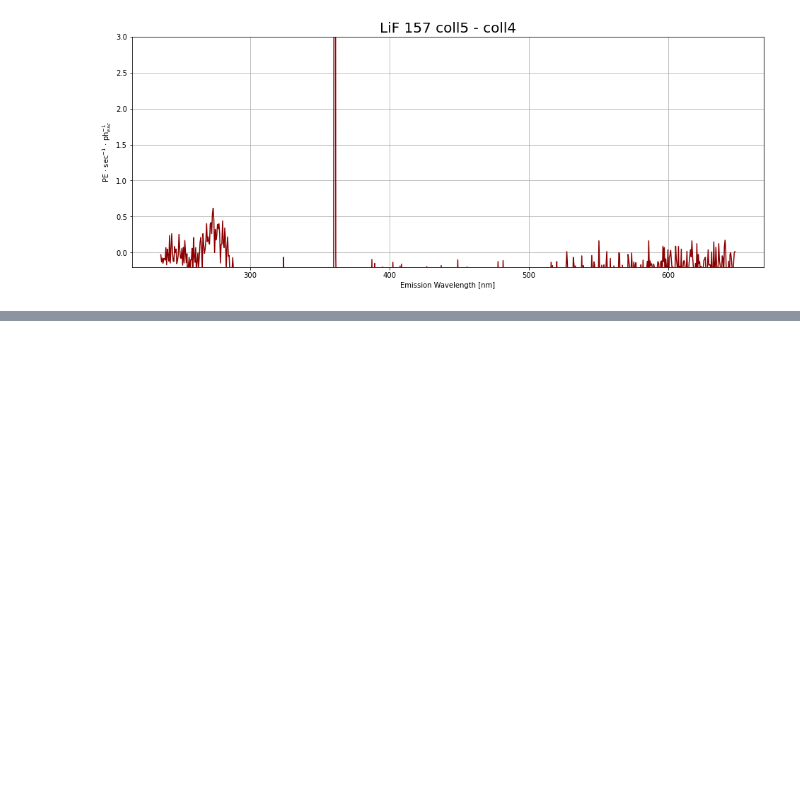
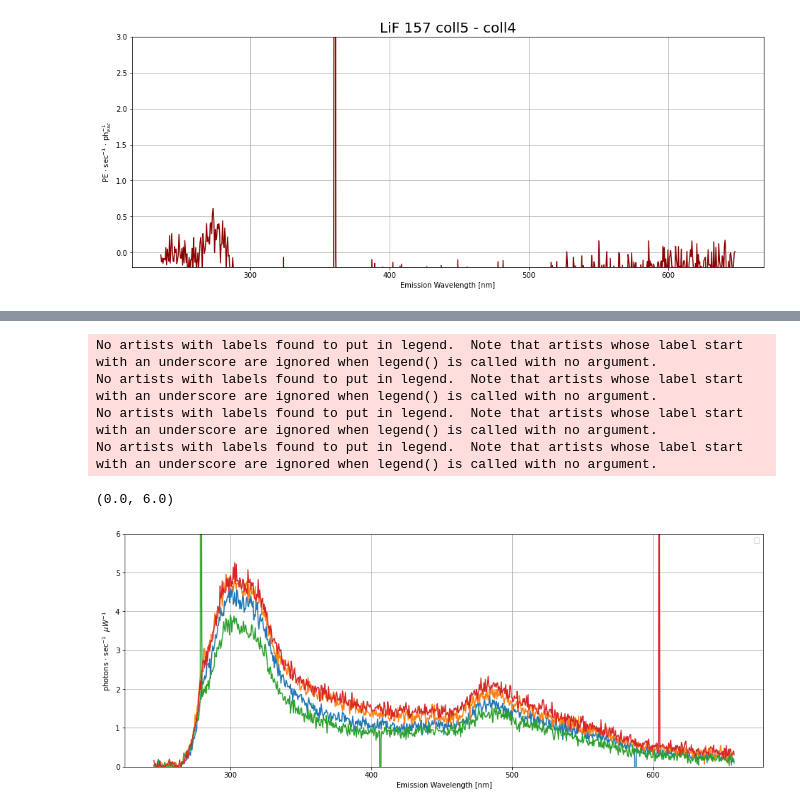
Before and after one commit to nhargy/note3cs, a Jupyter notebook: notebooks/studies/the_cycle/the_cycle.ipynb, the cells around one changed output, grey strips where cells are left out. Cells and saved outputs as stored; diff of their text form; code cells hidden in the pictures; blank space fills up the shorter version.

```diff
--- a/notebooks/studies/the_cycle/the_cycle.ipynb
+++ b/notebooks/studies/the_cycle/the_cycle.ipynb
@@ -972,0 +982,13 @@ plt.show();
+# %%
+plot(baf_194_c1, wl, t, plot=True);
+plot(baf_194_c2, wl, t, plot=True);
+plot(baf_194_c3, wl, t, plot=True);
+plot(baf_194_c4, wl, t, plot=True);
+plt.ylim(0,6)
+# %% [output]
+No artists with labels found to put in legend.  Note that artists whose label start with an underscore are ignored when legend() is called with no argument.
+No artists with labels found to put in legend.  Note that artists whose label start with an underscore are ignored when legend() is called with no argument.
+No artists with labels found to put in legend.  Note that artists whose label start with an underscore are ignored when legend() is called with no argument.
+No artists with labels found to put in legend.  Note that artists whose label start with an underscore are ignored when legend() is called with no argument.
+(0.0, 6.0)
+[figure, added]
```
Also changed, not shown: parts of 2 cells of this notebook, 3 other files.
